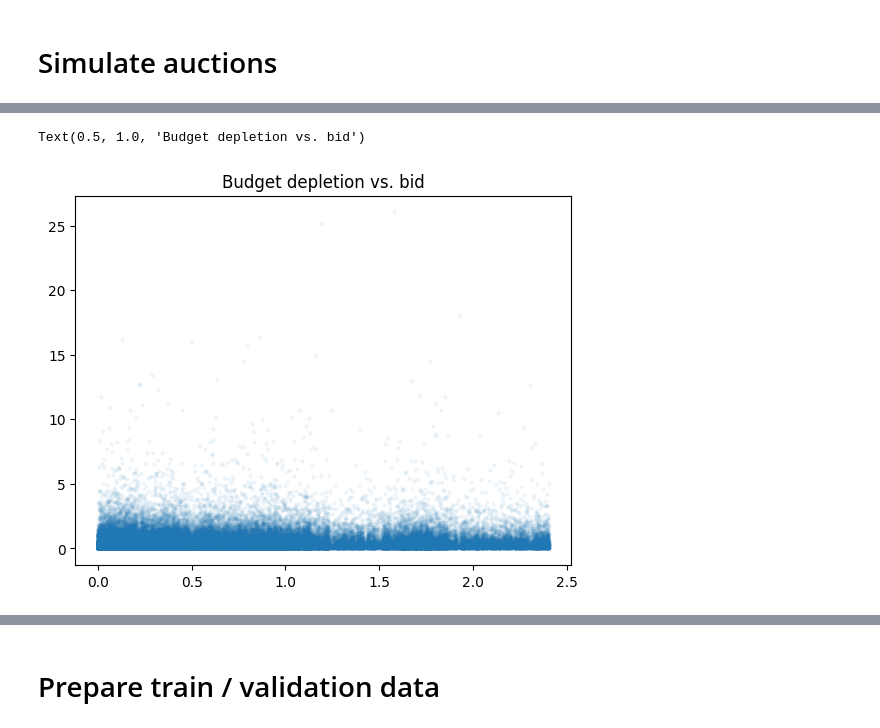
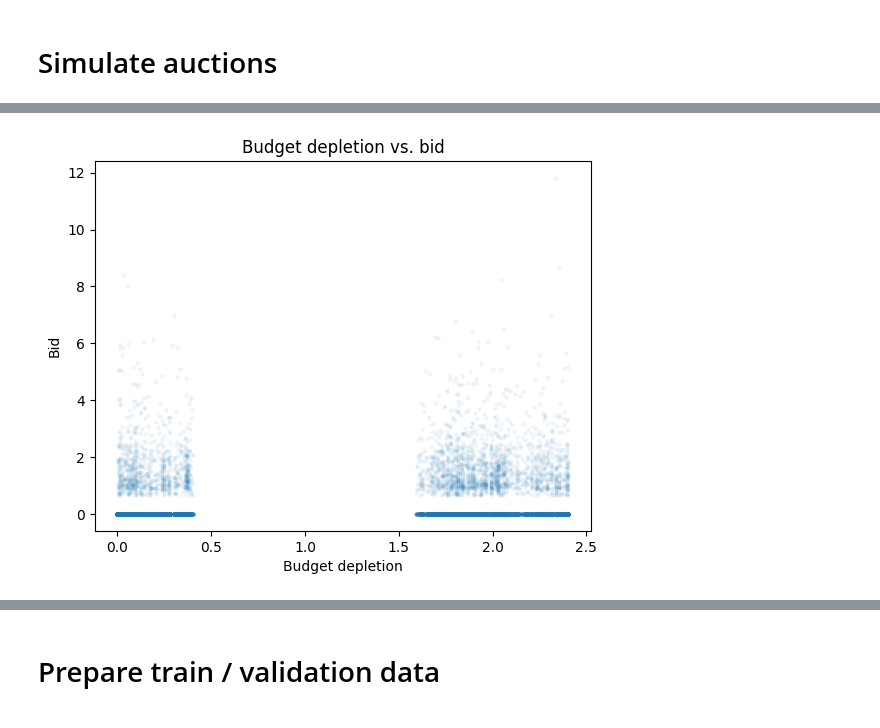
Before and after one commit to alexshtf/torchcurves, a Jupyter notebook: doc/source/examples/monotone_functions.ipynb, the cells around one changed output, grey strips where cells are left out. Saved outputs shown, nothing was run; the diff lists cells and outputs as text; code cells hidden in the pictures.

```diff
--- a/doc/source/examples/monotone_functions.ipynb
+++ b/doc/source/examples/monotone_functions.ipynb
@@ -52,31 +69,54 @@ n_days = 10
 mean_budget = 2 * n_auctions * np.sqrt(feature_dim) / n_players
 rng = np.random.default_rng(42)
 # %%
-players = [Player.draw_player(rng, dim=feature_dim, mean_budget=mean_budget) for _ in range(n_players)]
+players = [Buyer.draw_player(rng, dim=feature_dim, mean_budget=mean_budget) for _ in range(n_players)]
+player_prefs = np.vstack([player.preferences for player in players])
+sellers = [Seller(feature_dim, rng) for _ in range(n_sellers)]
+seller_weights = rng.uniform(size=n_sellers)
+seller_weights /= np.sum(seller_weights)
+
 auction_features = []
 budget_fractions = []
+seller_idxs = []
 our_bids = []
 our_wins = []
-for day in range(n_days):
-    for i in range(n_auctions):
+wins_per_seller = np.zeros(n_sellers)
+auctions_per_seller = np.zeros(n_sellers)
+for day in trange(n_days, leave=True):
+    for i in trange(n_auctions, leave=False):
         current_auction_features = rng.normal(size=feature_dim)
 
+        seller_idx = rng.choice(n_sellers, p=seller_weights)
+        seller_idxs.append(seller_idx)
+
+        seller = sellers[seller_idx]
+        current_auction_features = seller.draw_auction_features()
+        floor_price = seller.floor_price
+
         bids = np.asarray([player.bid(current_auction_features, rng) for player in players])
-        winner = np.argmax(bids)
-        winner_bid = bids[winner]
+        bids = np.where(bids < floor_price, 0., bids)
+        if np.all(bids == 0):
+            continue
+
+        winner_idx = np.argmax(bids)
+        winner_bid = bids[winner_idx]
 
         auction_features.append(current_auction_features)
         budget_fractions.append(players[0].budget / players[0].mean_budget)
         our_bids.append(bids[0])
-        our_wins.append(1. if winner == 0 and bids[0] > 0 else 0.)
 
-        players[winner].charge(winner_bid)
+        win_indicator = 1. if winner_idx == 0 and bids[0] > 0 else 0.
+        our_wins.append(win_indicator)
+        wins_per_seller[seller_idx] += win_indicator
+        auctions_per_seller[seller_idx] += 1
+
+        players[winner_idx].charge(winner_bid)
 
     for player in players:
         player.reset_budget(rng)
 
 auction_features = np.vstack(auction_features)
 budget_fractions = np.asarray(budget_fractions)
-X = np.hstack((auction_features, budget_fractions.reshape(-1, 1)))
+seller_idxs = np.asarray(seller_idxs)
 our_bids = np.asarray(our_bids)
 our_wins = np.asarray(our_wins)
@@ -95,10 +149,12 @@ plt.show()
 # %%
 plt.scatter(budget_fractions, our_bids, s=5, alpha=0.05)
 plt.plot()
 plt.title('Budget depletion vs. bid')
+plt.xlabel('Budget depletion')
+plt.ylabel('Bid')
+plt.show()
 # %% [output]
-Text(0.5, 1.0, 'Budget depletion vs. bid')
-[figure, old version]
+[figure, new version]
 # %%
 def bucket_means(b, p, n):
     # Uniform bucket edges on [min(b), max(b)]
```
Also changed, not shown: parts of 12 cells of this notebook.
